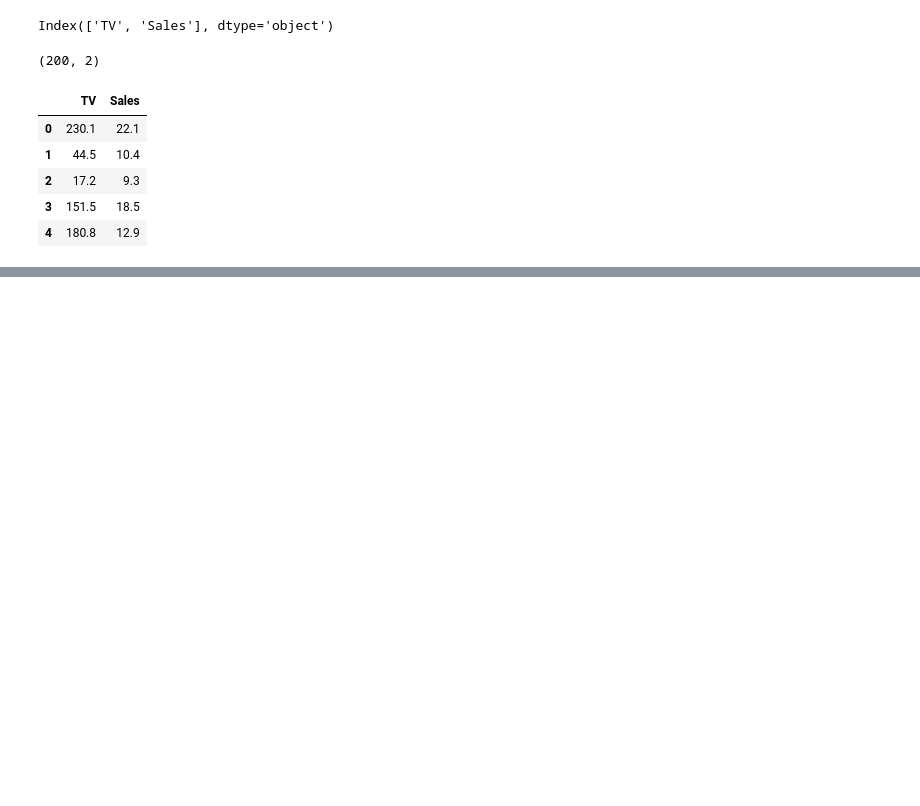
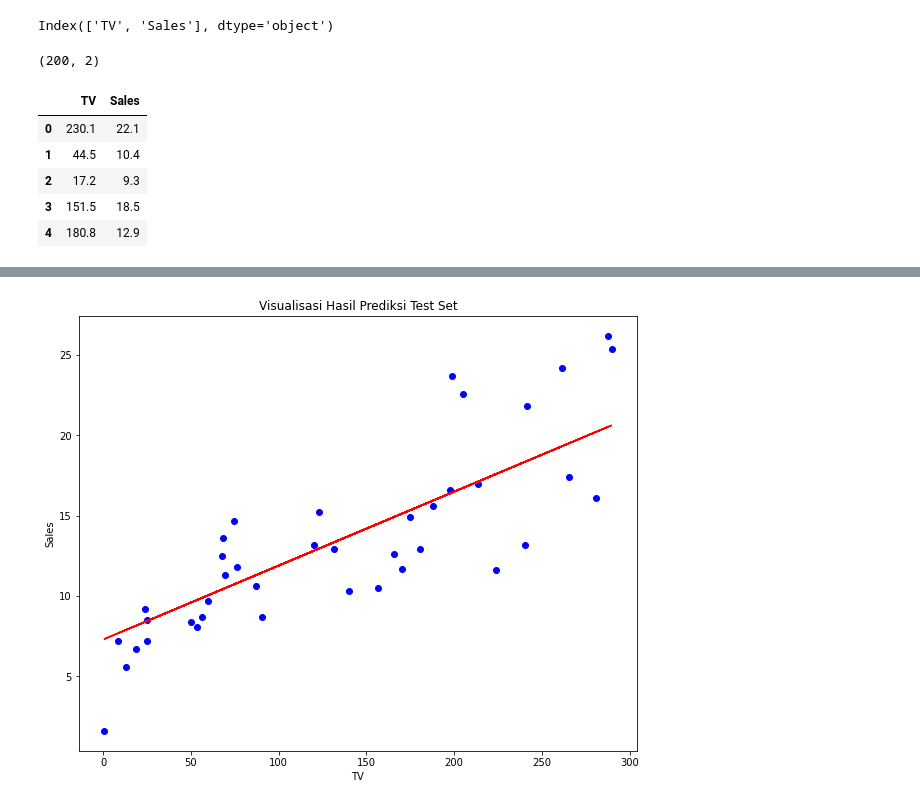
Before and after one commit to Muhammad-Farhan-A/Kelompok-2-APM-B, a Jupyter notebook: Prak1_Simple_Linear_Regression.ipynb, the cells around one changed output, grey strips where cells are left out. Drawn from its saved outputs; the diff is of its cells as text; code cells hidden in the pictures; blank space fills up the shorter version.

```diff
--- a/Prak1_Simple_Linear_Regression.ipynb
+++ b/Prak1_Simple_Linear_Regression.ipynb
@@ -36,0 +67,11 @@ x_train, x_test, y_train, y_test = train_test_split(x, y, test_size=0.2, random_
+# %%
+#Melakukan visualisasi hasil prediksi pada test set
+plt.figure(figsize=(10,8))
+plt.scatter(x_test, y_test, color='blue')
+plt.plot(x_test, regressor.predict(x_test), color='red')
+plt.title('Visualisasi Hasil Prediksi Test Set')
+plt.xlabel('TV')
+plt.ylabel('Sales')
+plt.show()
+# %% [output]
+[figure, added]
```
Also changed, not shown: parts of 4 cells of this notebook.
